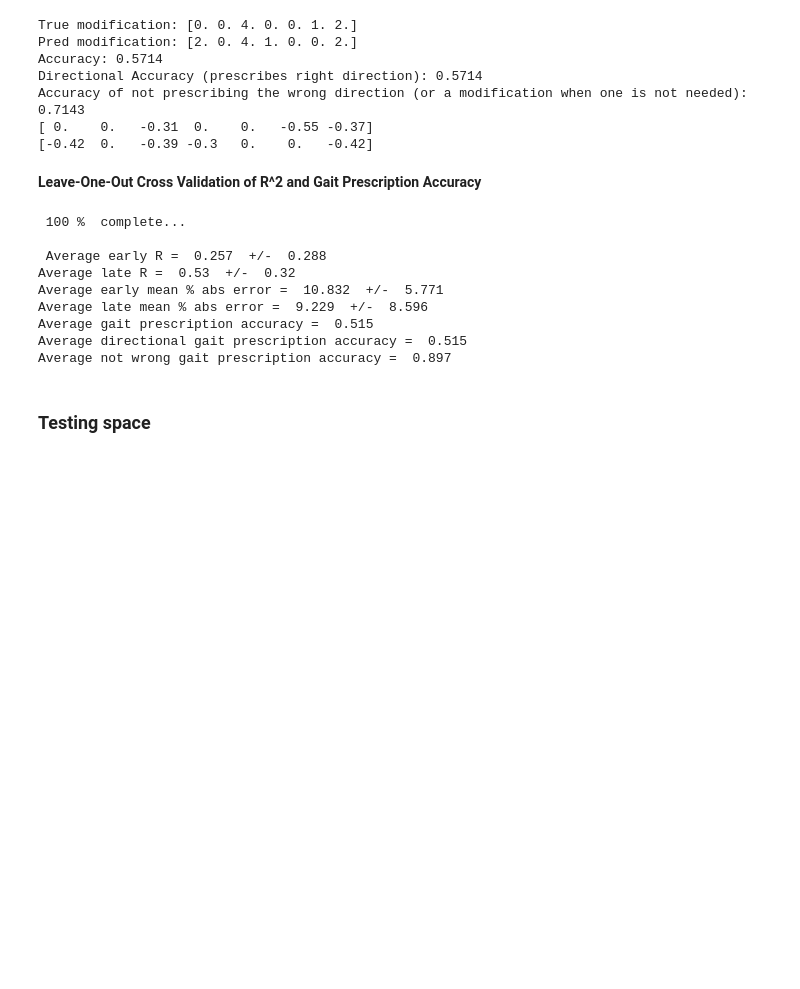
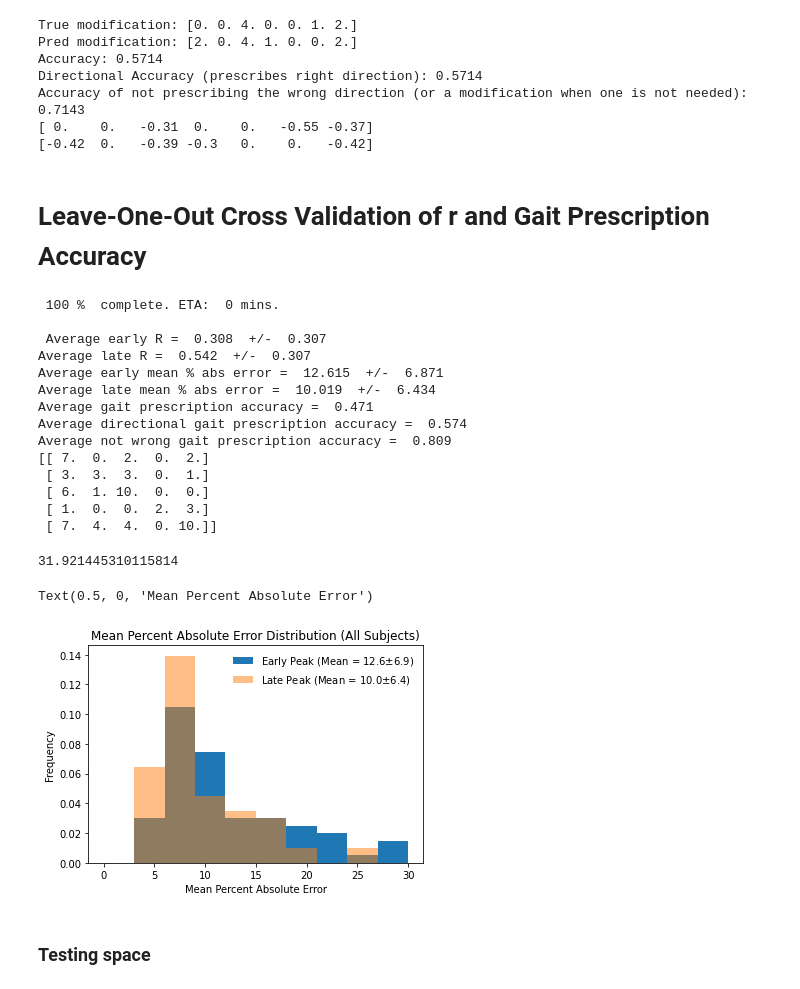
Before and after one commit to delaneymiller/predictKAM, a Jupyter notebook: PredictMCF_Russell_v3.ipynb, the cells around one changed output. Saved outputs shown, nothing was run; the diff lists cells and outputs as text; code cells hidden in the pictures; blank space fills up the shorter version.

```diff
--- a/PredictMCF_Russell_v3.ipynb
+++ b/PredictMCF_Russell_v3.ipynb
@@ -750,4 +945,4 @@ Accuracy of not prescribing the wrong direction (or a modification when one is n
 [ 0.    0.   -0.31  0.    0.   -0.55 -0.37]
 [-0.42  0.   -0.39 -0.3   0.    0.   -0.42]
 # %% [markdown]
-**Leave-One-Out Cross Validation of R^2 and Gait Prescription Accuracy**
+# Leave-One-Out Cross Validation of r and Gait Prescription Accuracy
@@ -766,6 +963,8 @@ MPAEVals = np.empty((nSplits,2))    #MPAEVals columns: MPAE_early, MPAE_late. Ro
 accVals = np.empty((nSplits,3))    #accVals columns: mod_acc, dir_acc, dir_base_acc. Rows = subject
 i = 0
 
+tStart = time.time()
+
 for split in logo.split(x,groups=groups):
     #get splits
     trainIdxs = split[0]
@@ -775,23 +974,31 @@ for split in logo.split(x,groups=groups):
     trainInput, devInput, trainLabels, devLabels, devInds = splitData_cv(groups[trainIdxs],groups[devIdxs])
 
     #construct model
-    myModel = construct_model_forCV(input_dim = trainInput.shape[1], output_dim = trainLabels.shape[1], loss = 'mse') #adapted from Russell_v2
-    callback = tf.keras.callbacks.EarlyStopping(monitor='val_loss', mode = "min", patience=25, restore_best_weights = True) #early stop
+    # myModel = construct_model_forCV(input_dim = trainInput.shape[1], output_dim = trainLabels.shape[1], loss = 'mse') #adapted from Russell_v2
+    myModel = construct_model_forCV(input_dim = trainInput.shape[1],
+                          output_dim = trainLabels.shape[1], loss = 'mse')
+
+
+    callback = tf.keras.callbacks.EarlyStopping(monitor='val_mse', mode = "min", patience=10, restore_best_weights = True) #early stop
     history = myModel.fit(trainInput, trainLabels, validation_data=(devInput, devLabels), epochs = 100,
-                      callbacks = [callback], verbose = 0)
+                      callbacks = [callback], verbose = 0, batch_size=128)
 
     #evaluate model
     yhat_dev = myModel.predict(devInput)
     rVals[i,0], rVals[i,1] = pearsonr(devLabels, yhat_dev,verbose=False)
 
     #get mean % abs error and gait prescription accuracy
-    MPAE_early, MPAE_late, mod_acc, dir_acc, dir_base_acc = assessUsefulness(devLabels, devInds, yhat_dev)
+    MPAE_early, MPAE_late, mod_acc, dir_acc, dir_base_acc, confMatAdd = assessUsefulness(devLabels, devInds, yhat_dev)
+
+    confMat = confMat + confMatAdd
 
     MPAEVals[i,0], MPAEVals[i,1] = MPAE_early, MPAE_late
     accVals[i,0], accVals[i,1], accVals[i,2] = mod_acc, dir_acc, dir_base_acc
 
     i = i+1
-    print('\r',str(int((i)/nSplits*100)),'%',' complete...', end="")
+    tElapsed = time.time() - tStart
+    ETA = (tElapsed/(i/nSplits)-tElapsed)/60
+    print('\r',str(int((i)/nSplits*100)),'%',' complete. ETA: ',str(int(ETA)),"mins.", end="")
 
 #assess overall performance
 print('\n','\n','Average early R = ',str(np.round(np.mean(rVals[:,0]),3))," +/- ", str(np.round(np.std(rVals[:,0]),3)))
@@ -801,16 +1008,56 @@ print('Average late mean %','abs error = ',str(np.round(np.mean(MPAEVals[:,1]),3
 print('Average gait prescription accuracy = ',str(np.round(np.mean(accVals[:,0]),3)))
 print('Average directional gait prescription accuracy = ',str(np.round(np.mean(accVals[:,1]),3)))
 print('Average not wrong gait prescription accuracy = ',str(np.round(np.mean(accVals[:,2]),3)))
+
+print(confMat)
 # %% [output]
- 100 %  complete...
+ 100 %  complete. ETA:  0 mins.
 
- Average early R =  0.257  +/-  0.288
-Average late R =  0.53  +/-  0.32
-Average early mean % abs error =  10.832  +/-  5.771
-Average late mean % abs error =  9.229  +/-  8.596
-Average gait prescription accuracy =  0.515
-Average directional gait prescription accuracy =  0.515
-Average not wrong gait prescription accuracy =  0.897
+ Average early R =  0.308  +/-  0.307
+Average late R =  0.542  +/-  0.307
+Average early mean % abs error =  12.615  +/-  6.871
+Average late mean % abs error =  10.019  +/-  6.434
+Average gait prescription accuracy =  0.471
+Average directional gait prescription accuracy =  0.574
+Average not wrong gait prescription accuracy =  0.809
+[[ 7.  0.  2.  0.  2.]
+ [ 3.  3.  3.  0.  1.]
+ [ 6.  1. 10.  0.  0.]
+ [ 1.  0.  0.  2.  3.]
+ [ 7.  4.  4.  0. 10.]]
+# %%
+np.save("rVals_CV",rVals)
+np.save("MPAEVals_CV",MPAEVals)
+np.save("accVals",accVals)
+np.save("confusionMatrix",confMat)
+# %% [output]
+31.921445310115814
+# %%
+# MPAEVals = np.load('MPAEVals_CV.npy')
+
+MPAE_early_mean = np.average(MPAEVals[:,0])
+MPAE_early_sd = np.std(MPAEVals[:,0])
+MPAE_late_mean = np.average(MPAEVals[:,1])
+MPAE_late_sd = np.std(MPAEVals[:,1])
+early_str = str(" (Mean = " + str(round(MPAE_early_mean,1)) + "$\pm$" + str(round(MPAE_early_sd,1)) + ")")
+late_str = str(" (Mean = " + str(round(MPAE_late_mean,1)) + "$\pm$" + str(round(MPAE_late_sd,1))+ ")")
+
+_,bins,_ = plt.hist(MPAEVals[:,0],label='Early Peak'+early_str,bins=10, density=True,range=[0, 30],)
+_ = plt.hist(MPAEVals[:,1],label='Late Peak'+late_str,alpha=0.5,bins=bins, density=True)
+plt.legend(frameon=False)
+plt.title("Mean Percent Absolute Error Distribution (All Subjects)")
+plt.ylabel("Frequency")
+plt.xlabel("Mean Percent Absolute Error")
+
+# plt.savefig('MPAE_histogram.png', dpi = 300)
+
+# print('\n','\n','Median early R = ',str(np.round(np.median(rVals[:,0]),3))," +/- ", str(np.round(np.std(rVals[:,0]),3)))
+# print('Median late R = ',str(np.round(np.median(rVals[:,1]),3))," +/- ", str(np.round(np.std(rVals[:,1]),3)))
+
+# print(accVals[:,2])
+# %% [output]
+Text(0.5, 0, 'Mean Percent Absolute Error')
+[figure, added]
 # %%
 ### helper functions for cross validation
 
```
Also changed, not shown: parts of 18 cells of this notebook, 4 other files.
